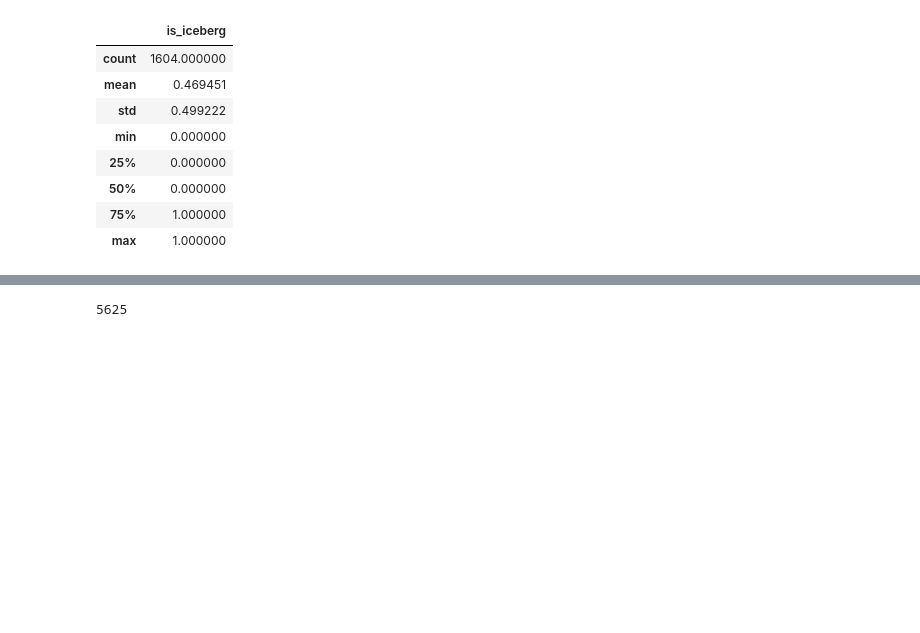
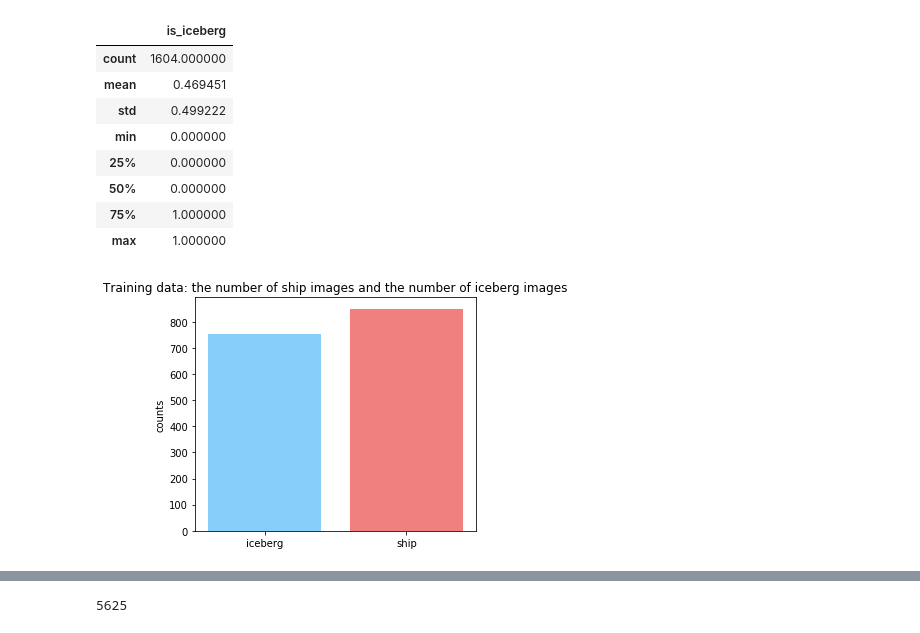
Before and after one commit to yaqiongz/training-cnn-on-AWS, a Jupyter notebook: FinalReport/FinalR_AWS.ipynb, the cells around one changed output, grey strips where cells are left out. Cells and saved outputs as stored; diff of their text form; code cells hidden in the pictures; blank space fills up the shorter version.

```diff
--- a/FinalReport/FinalR_AWS.ipynb
+++ b/FinalReport/FinalR_AWS.ipynb
@@ -92,3 +117,13 @@ train.describe()
 | 50% | 0.000000 |
 | 75% | 1.000000 |
 | max | 1.000000 |
+# %%
+x = ['ship','iceberg']
+y = [len(train)-train.is_iceberg.sum(),train.is_iceberg.sum()]
+colors = ['lightcoral', 'lightskyblue']
+plt.bar(x,y,width=0.8,color=colors)
+plt.ylabel('counts')
+plt.title('Training data: the number of ship images and the number of iceberg images')
+plt.tight_layout()
+# %% [output]
+[figure, added]
```
Also changed, not shown: parts of 23 cells of this notebook.
